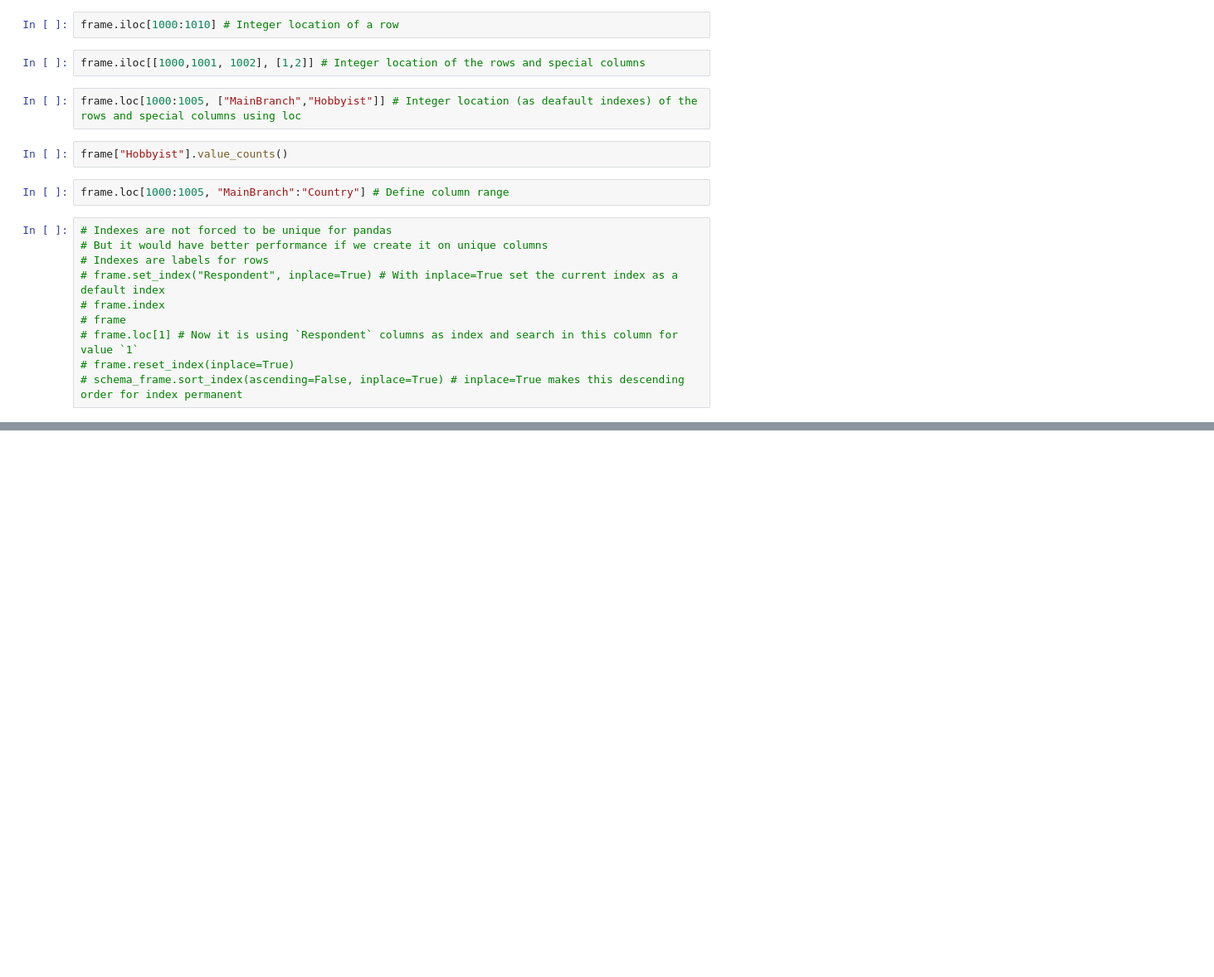
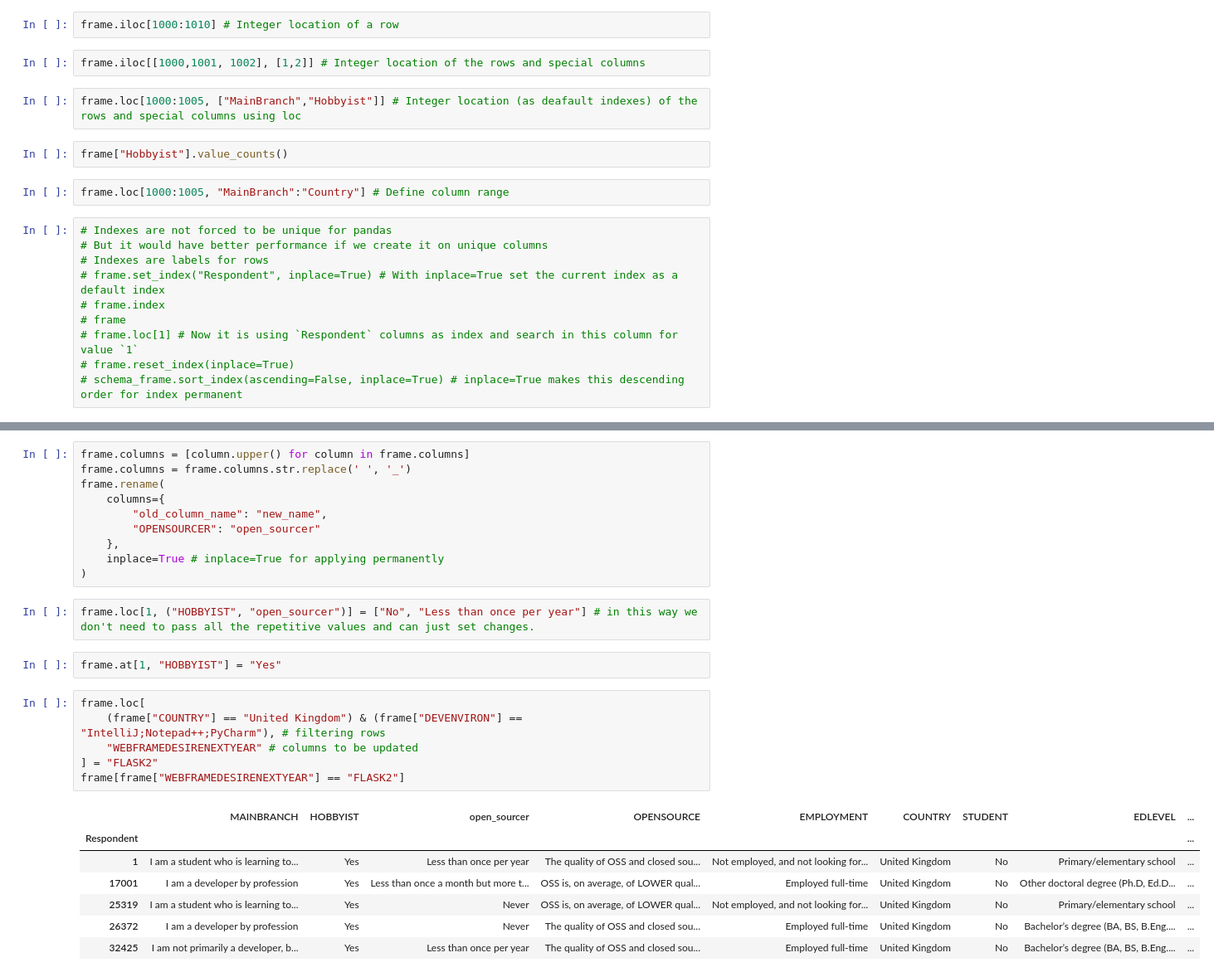
Before and after one commit to OveysSafarnejad/pd-training, a Jupyter notebook: src/pandas_series/learning.ipynb, the cells around one changed output, grey strips where cells are left out. Shown: that part at 83% size. Saved outputs shown, nothing was run; the diff lists cells and outputs as text; blank space fills up the shorter version.

Commit message:
Add replacing data in the DataFrame and Series using filters, apply, applymap, map and replace function

```diff
--- a/src/pandas_series/learning.ipynb
+++ b/src/pandas_series/learning.ipynb
@@ -106,0 +62,28 @@ filtered
+# %%
+frame.columns = [column.upper() for column in frame.columns]
+frame.columns = frame.columns.str.replace(' ', '_')
+frame.rename(
+    columns={
+        "old_column_name": "new_name",
+        "OPENSOURCER": "open_sourcer"
+    },
+    inplace=True # inplace=True for applying permanently
+)
+# %%
+frame.loc[1, ("HOBBYIST", "open_sourcer")] = ["No", "Less than once per year"] # in this way we don't need to pass all the repetitive values and can just set changes.
+# %%
+frame.at[1, "HOBBYIST"] = "Yes"
+# %%
+frame.loc[
+    (frame["COUNTRY"] == "United Kingdom") & (frame["DEVENVIRON"] == "IntelliJ;Notepad++;PyCharm"), # filtering rows
+    "WEBFRAMEDESIRENEXTYEAR" # columns to be updated
+] = "FLASK2"
+frame[frame["WEBFRAMEDESIRENEXTYEAR"] == "FLASK2"]
+# %% [output]
+|  | MAINBRANCH | HOBBYIST | open_sourcer | OPENSOURCE | EMPLOYMENT | COUNTRY | STUDENT | EDLEVEL | ... |
+| Respondent |  |  |  |  |  |  |  |  | ... |
+| 1 | I am a student who is learning to... | Yes | Less than once per year | The quality of OSS and closed sou... | Not employed, and not looking for... | United Kingdom | No | Primary/elementary school | ... |
+| 17001 | I am a developer by profession | Yes | Less than once a month but more t... | OSS is, on average, of LOWER qual... | Employed full-time | United Kingdom | No | Other doctoral degree (Ph.D, Ed.D... | ... |
+| 25319 | I am a student who is learning to... | Yes | Never | OSS is, on average, of LOWER qual... | Not employed, and not looking for... | United Kingdom | No | Primary/elementary school | ... |
+| 26372 | I am a developer by profession | Yes | Never | The quality of OSS and closed sou... | Employed full-time | United Kingdom | No | Bachelor’s degree (BA, BS, B.Eng.... | ... |
+| 32425 | I am not primarily a developer, b... | Yes | Less than once per year | The quality of OSS and closed sou... | Employed full-time | United Kingdom | No | Bachelor’s degree (BA, BS, B.Eng.... | ... |
```
Also changed, not shown: parts of 5 cells of this notebook.
